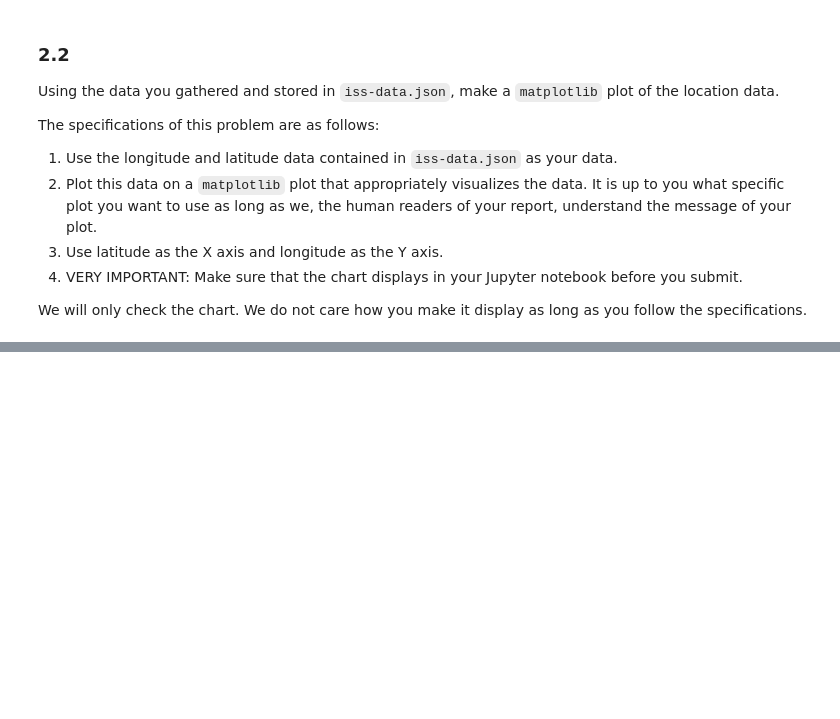
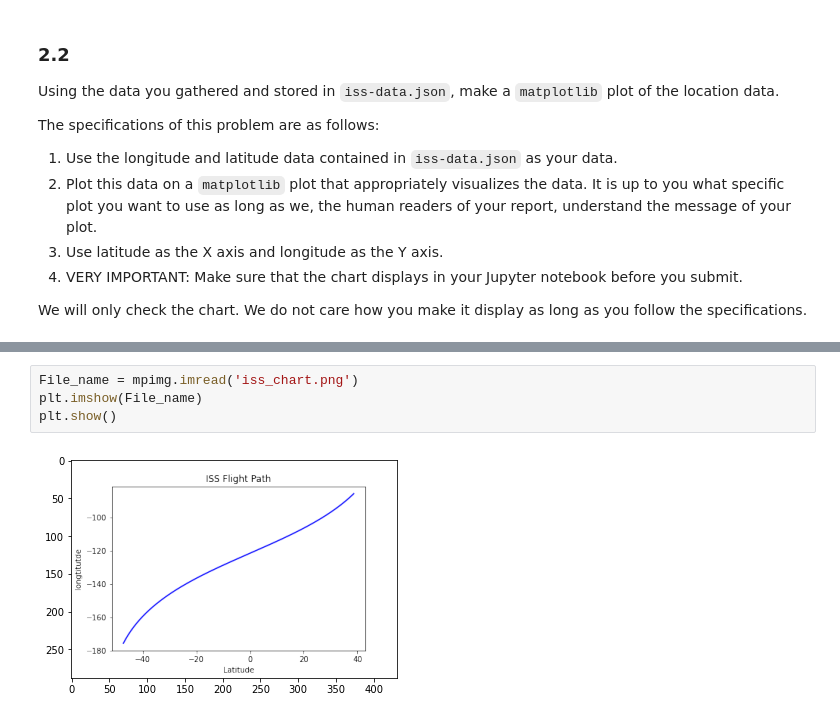
Before and after one commit to Alecxeris/Assignments, a Jupyter notebook: 204079_PORRAS_SHAN_LIBRARIES.ipynb, the cells around one changed output, grey strips where cells are left out. Saved outputs shown, nothing was run; the diff lists cells and outputs as text; blank space fills up the shorter version.

Commit message:
Update on Libraries iss data show

```diff
--- a/204079_PORRAS_SHAN_LIBRARIES.ipynb
+++ b/204079_PORRAS_SHAN_LIBRARIES.ipynb
@@ -292,3 +292,9 @@ plt.show()
 # CODE END
 # %% [output]
 [figure]
+# %%
+File_name = mpimg.imread('iss_chart.png')
+plt.imshow(File_name)
+plt.show()
+# %% [output]
+[figure, added]
```
Also changed, not shown: parts of 2 cells of this notebook, 1 other file.
